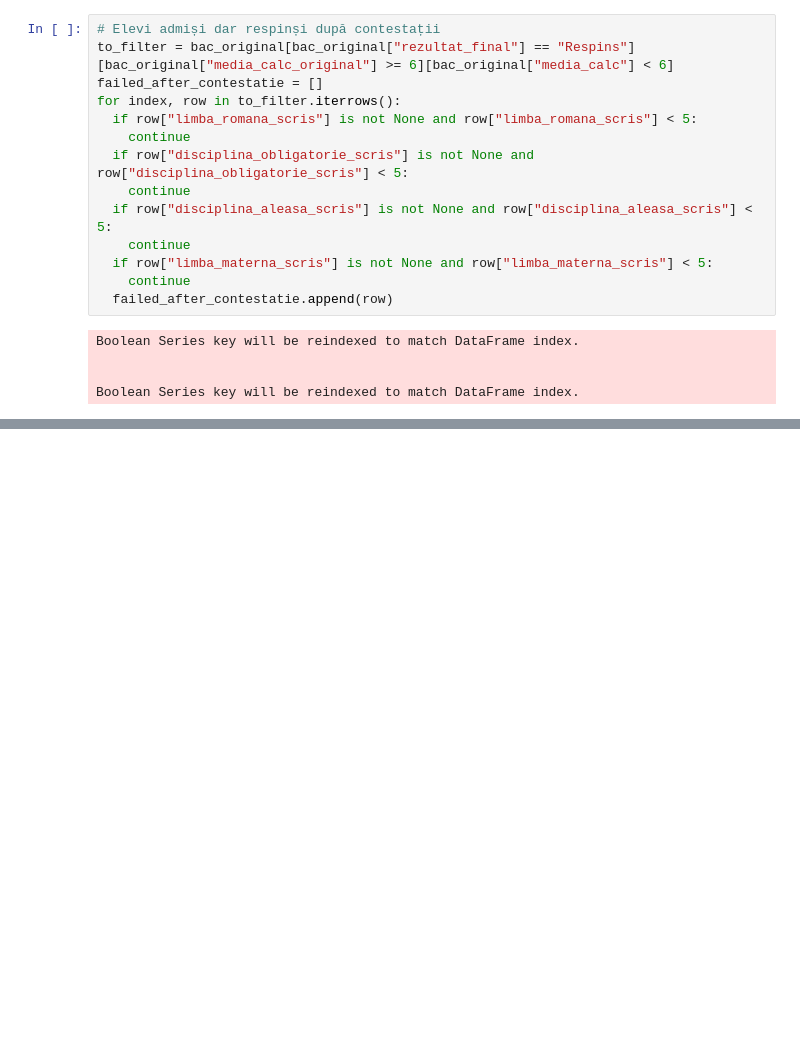
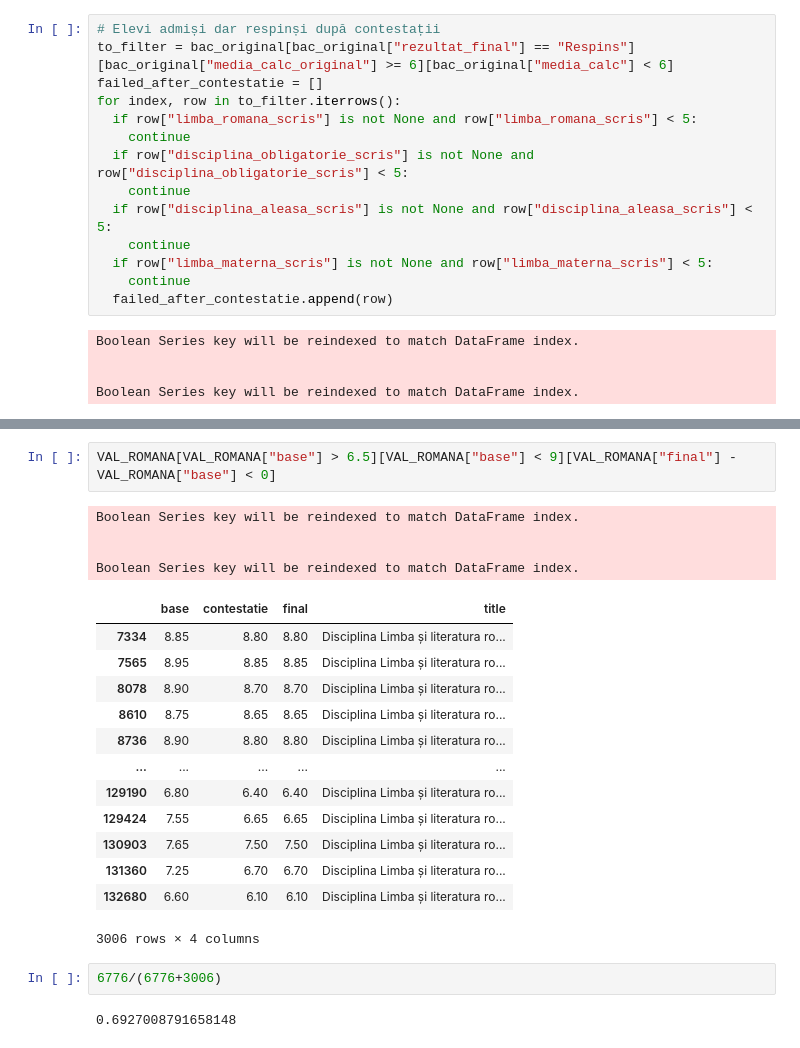
Before and after one commit to tacheometry/rezultate-bac-2024, a Jupyter notebook: Bac_Stats.ipynb, the cells around one changed output, grey strips where cells are left out. Cells and saved outputs as stored; diff of their text form; blank space fills up the shorter version.

```diff
--- a/Bac_Stats.ipynb
+++ b/Bac_Stats.ipynb
@@ -269,0 +325,24 @@ Boolean Series key will be reindexed to match DataFrame index.
+# %%
+VAL_ROMANA[VAL_ROMANA["base"] > 6.5][VAL_ROMANA["base"] < 9][VAL_ROMANA["final"] - VAL_ROMANA["base"] < 0]
+# %% [output]
+Boolean Series key will be reindexed to match DataFrame index.
+
+
+Boolean Series key will be reindexed to match DataFrame index.
+|  | base | contestatie | final | title |
+| 7334 | 8.85 | 8.80 | 8.80 | Disciplina Limba și literatura ro... |
+| 7565 | 8.95 | 8.85 | 8.85 | Disciplina Limba și literatura ro... |
+| 8078 | 8.90 | 8.70 | 8.70 | Disciplina Limba și literatura ro... |
+| 8610 | 8.75 | 8.65 | 8.65 | Disciplina Limba și literatura ro... |
+| 8736 | 8.90 | 8.80 | 8.80 | Disciplina Limba și literatura ro... |
+| ... | ... | ... | ... | ... |
+| 129190 | 6.80 | 6.40 | 6.40 | Disciplina Limba și literatura ro... |
+| 129424 | 7.55 | 6.65 | 6.65 | Disciplina Limba și literatura ro... |
+| 130903 | 7.65 | 7.50 | 7.50 | Disciplina Limba și literatura ro... |
+| 131360 | 7.25 | 6.70 | 6.70 | Disciplina Limba și literatura ro... |
+| 132680 | 6.60 | 6.10 | 6.10 | Disciplina Limba și literatura ro... |
+3006 rows × 4 columns
+# %%
+6776/(6776+3006)
+# %% [output]
+0.6927008791658148
```
Also changed, not shown: parts of 14 cells of this notebook.
